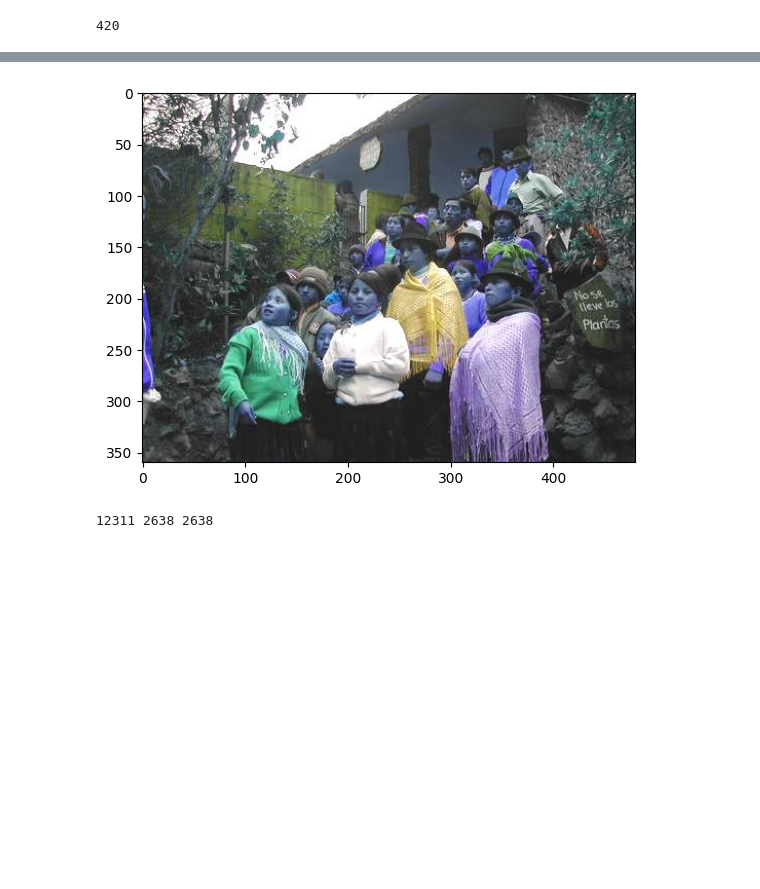
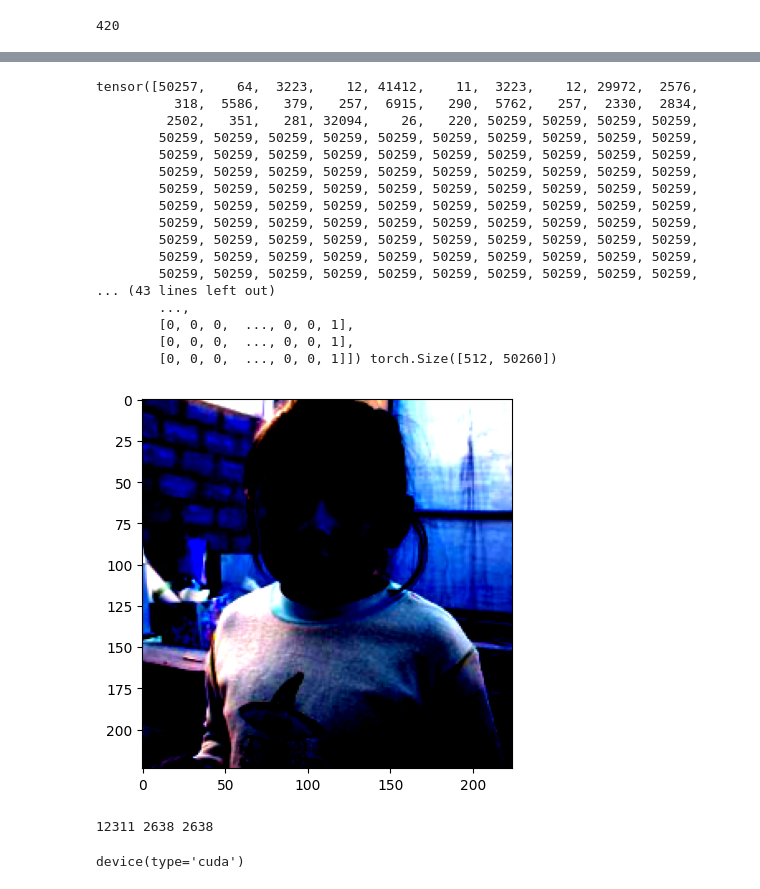
Before and after one commit to karti358/image_captioning, a Jupyter notebook: notebooks/captioning.ipynb, the cells around one changed output, grey strips where cells are left out. Saved outputs shown, nothing was run; the diff lists cells and outputs as text; code cells hidden in the pictures; blank space fills up the shorter version.

```diff
--- a/notebooks/captioning.ipynb
+++ b/notebooks/captioning.ipynb
@@ -99,7 +100,7 @@ maxi
 # %% [output]
 420
 # %%
-img_path, text = data[0]
+img_path, text = data[100]
 img = cv2.imread(img_path)
 plt.imshow(img)
 print(text)
@@ -109,6 +110,5 @@ About 20 kids in traditional clothing and hats waiting on stairs; a house and a
 # %%
-tokenizer = AutoTokenizer.from_pretrained("bert-base-uncased", max_length = 512, vocab_size = 40000)
-# tokenizer.add_tokens(['[BOS]', '[EOS]'])
+tokenizer = AutoTokenizer.from_pretrained("gpt2")
 for val in tokenizer.special_tokens_map.values():
-  print(val, tokenizer.convert_tokens_to_ids(val))
+  print(val, tokenizer.vocab[val])
 # %% [output]
@@ -142,0 +123,8 @@ Here's an example:
+# %%
+tokenizer.add_special_tokens({"bos_token": "<|begoftext|>", "unk_token" : "<|unknown|>", "pad_token" : "<|padding|>"})
+for val in tokenizer.special_tokens_map.values():
+  print(val, tokenizer.vocab[val])
+
+ids = tokenizer("<|unknown|> <|begoftext|> I am done. <|padding|> <|endoftext|>", return_tensors = "pt", ).input_ids
+
+print(ids.squeeze(), ids.dtype)
@@ -145,6 +140,12 @@ class CaptionDataset(torch.utils.data.Dataset):
   def __init__(self, links_array, tokenizer):
     super().__init__()
     self.links_array = links_array
+    self.preprocess = transforms.Compose([
+        transforms.Resize(256),
+        transforms.CenterCrop(224),
+        transforms.Normalize(mean=[0.485, 0.456, 0.406], std=[0.229, 0.224, 0.225]),
+        ]
+                                         )
 
   def __len__(self, ):
     return len(self.links_array)
@@ -152,22 +153,30 @@ class CaptionDataset(torch.utils.data.Dataset):
   def __getitem__(self, idx):
     img_path, annot = self.links_array[idx]
 
-    img = cv2.imread(img_path)
+    img = torch.tensor(cv2.imread(img_path) / 255.0, dtype = torch.float32).permute(2, 0, 1)
+    img = self.preprocess(img)
 
-    annot_in = "[BOS] " + annot
-    annot_out = annot + " [EOS]"
+    # img = img.astype(np.float64)
+    # img = torch.tensor(img, dtype = torch.float64)
 
-    ids_in = torch.tensor(tokenizer.convert_tokens_to_ids(tokenizer.tokenize(annot_in)), dtype = torch.int32)
-    ids_out = torch.tensor(tokenizer.convert_tokens_to_ids(tokenizer.tokenize(annot_out)), dtype = torch.int32)
+    annot_in = "<|begoftext|>" + annot
+    annot_out = annot + "<|endoftext|>"
 
-    if len(ids) < 512:
-      ids_in = np.concatenate([ ids_in, np.full(shape = (512 - ids_in.shape[0], ), fill_value = 0, dtype = np.int32)], axis = 0)
-      ids_out = np.concatenate([ ids_out, np.full(shape = (512 - ids_out.shape[0], ), fill_value = 0, dtype = np.int32)], axis = 0)
+    ids_in = tokenizer(annot_in, return_tensors = "pt").input_ids.squeeze()
+    ids_out = tokenizer(annot_out, return_tensors = "pt").input_ids.squeeze()
+
+    if ids_in.shape[0] < 512:
+      ids_in = torch.cat([ ids_in, torch.full((512 - ids_in.shape[0], ), fill_value = 50259, dtype = torch.int64)], axis = 0)
+      ids_out = torch.cat([ ids_out, torch.full((512 - ids_out.shape[0], ), fill_value = 50259, dtype = torch.int64)], axis = 0)
+
+    ids_out = torch.nn.functional.one_hot(ids_out, num_classes = 50260)
 
     return (img, ids_in), ids_out
 sample_dataset = CaptionDataset(data, tokenizer)
-(img, ids_in), ids_out = sample_dataset[0]
-plt.imshow(img)
-print(ids_in, len(ids_in))
-print(ids_out, len(ids_out))
+(img, ids_in), ids_out = sample_dataset[95]
+plt.imshow(img.permute(1,2, 0))
+
+
+print(ids_in, ids_in.shape)
+print(ids_out, ids_out.shape)
 # %% [output]
@@ -191,4 +184,21 @@ print(ids_out, len(ids_out))
+tensor([50257,    64,  3223,    12, 41412,    11,  3223,    12, 29972,  2576,
+          318,  5586,   379,   257,  6915,   290,  5762,   257,  2330,  2834,
+         2502,   351,   281, 32094,    26,   220, 50259, 50259, 50259, 50259,
+        50259, 50259, 50259, 50259, 50259, 50259, 50259, 50259, 50259, 50259,
+        50259, 50259, 50259, 50259, 50259, 50259, 50259, 50259, 50259, 50259,
+        50259, 50259, 50259, 50259, 50259, 50259, 50259, 50259, 50259, 50259,
+        50259, 50259, 50259, 50259, 50259, 50259, 50259, 50259, 50259, 50259,
+        50259, 50259, 50259, 50259, 50259, 50259, 50259, 50259, 50259, 50259,
+        50259, 50259, 50259, 50259, 50259, 50259, 50259, 50259, 50259, 50259,
+        50259, 50259, 50259, 50259, 50259, 50259, 50259, 50259, 50259, 50259,
+        50259, 50259, 50259, 50259, 50259, 50259, 50259, 50259, 50259, 50259,
+        50259, 50259, 50259, 50259, 50259, 50259, 50259, 50259, 50259, 50259,
+... (43 lines left out)
+        ...,
+        [0, 0, 0,  ..., 0, 0, 1],
+        [0, 0, 0,  ..., 0, 0, 1],
+        [0, 0, 0,  ..., 0, 0, 1]]) torch.Size([512, 50260])
-[figure, old version]
+[figure, new version]
 # %%
 total = len(data)
 test_size = math.floor(0.15 * total)
@@ -206,0 +366,5 @@ test_dataset = CaptionDataset(test_arr, tokenizer)
+# %%
+device = torch.device("cuda" if torch.cuda.is_available() else "cpu")
+device
+# %% [output]
+device(type='cuda')
```
Also changed, not shown: parts of 16 cells of this notebook.
